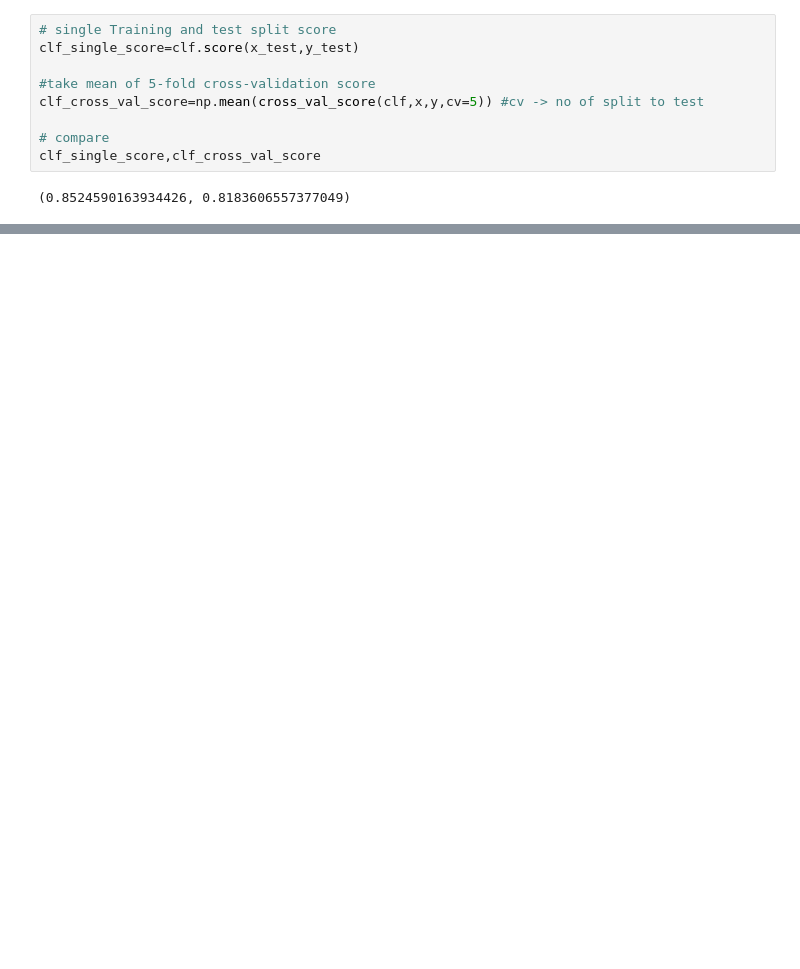
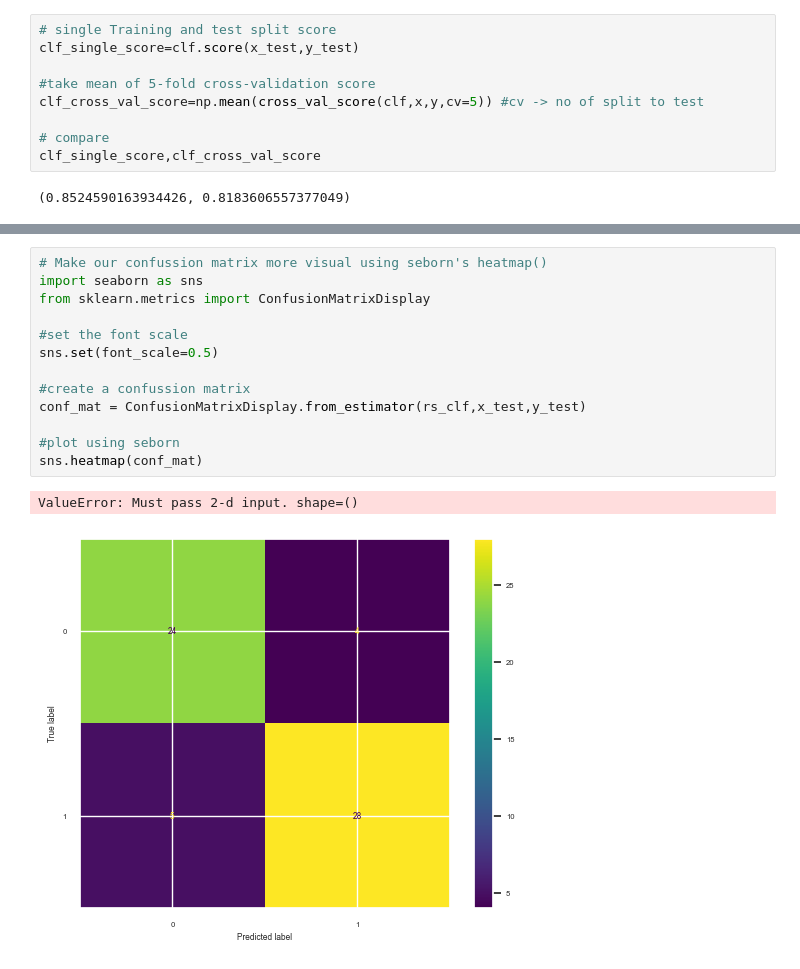
Before and after one commit to mageshyt/Machine-Learning-2023, a Jupyter notebook: SK learn/scikit-learn.ipynb, the cells around one changed output, grey strips where cells are left out. Drawn from its saved outputs; the diff is of its cells as text; blank space fills up the shorter version.

```diff
--- a/SK learn/scikit-learn.ipynb
+++ b/SK learn/scikit-learn.ipynb
@@ -560,0 +942,16 @@ clf_single_score,clf_cross_val_score
+# %%
+# Make our confussion matrix more visual using seborn's heatmap()
+import seaborn as sns
+from sklearn.metrics import ConfusionMatrixDisplay
+
+#set the font scale
+sns.set(font_scale=0.5)
+
+#create a confussion matrix
+conf_mat = ConfusionMatrixDisplay.from_estimator(rs_clf,x_test,y_test)
+
+#plot using seborn
+sns.heatmap(conf_mat)
+# %% [output]
+ValueError: Must pass 2-d input. shape=()
+[figure, added]
```
Also changed, not shown: parts of 27 cells of this notebook, 19 other files.
